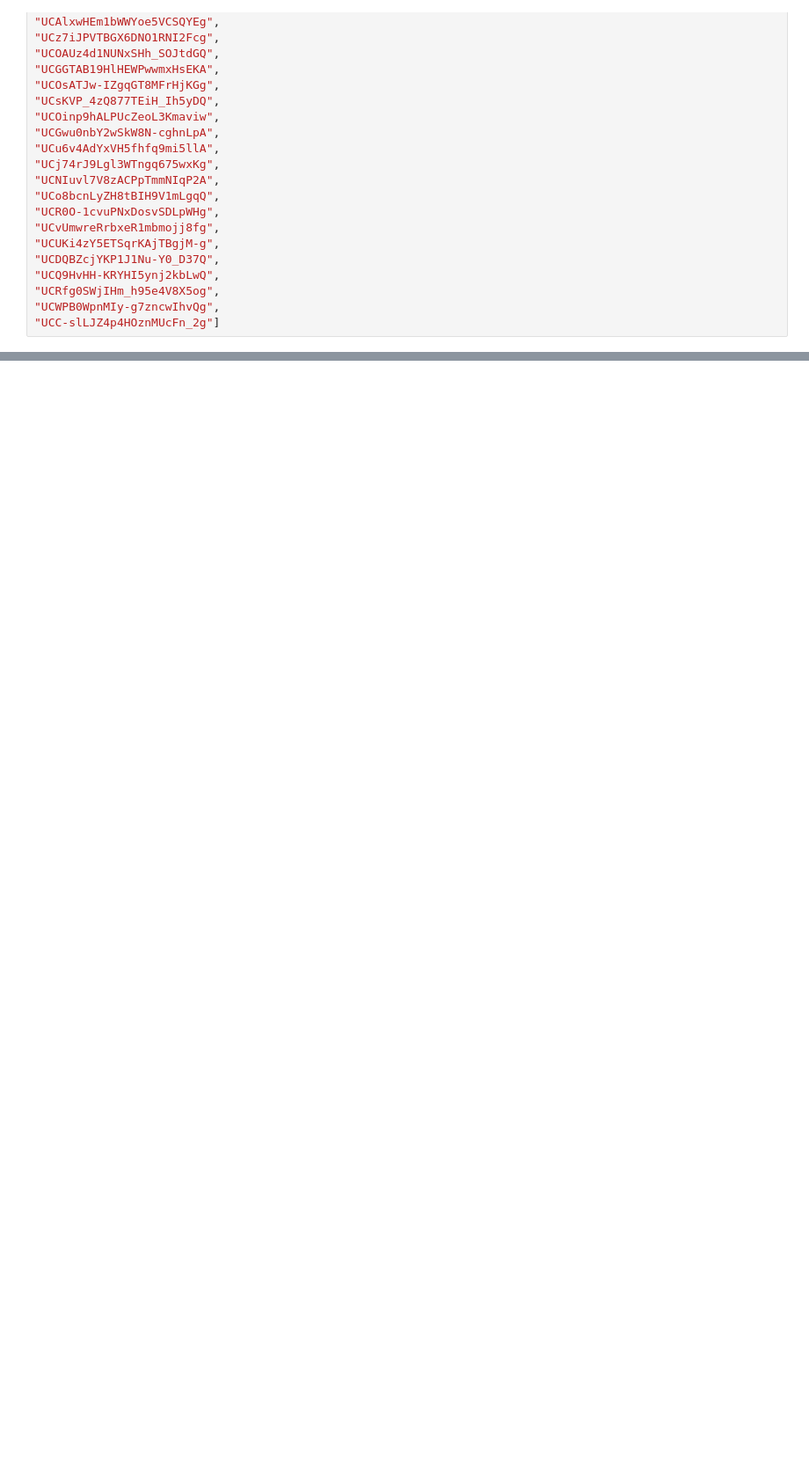
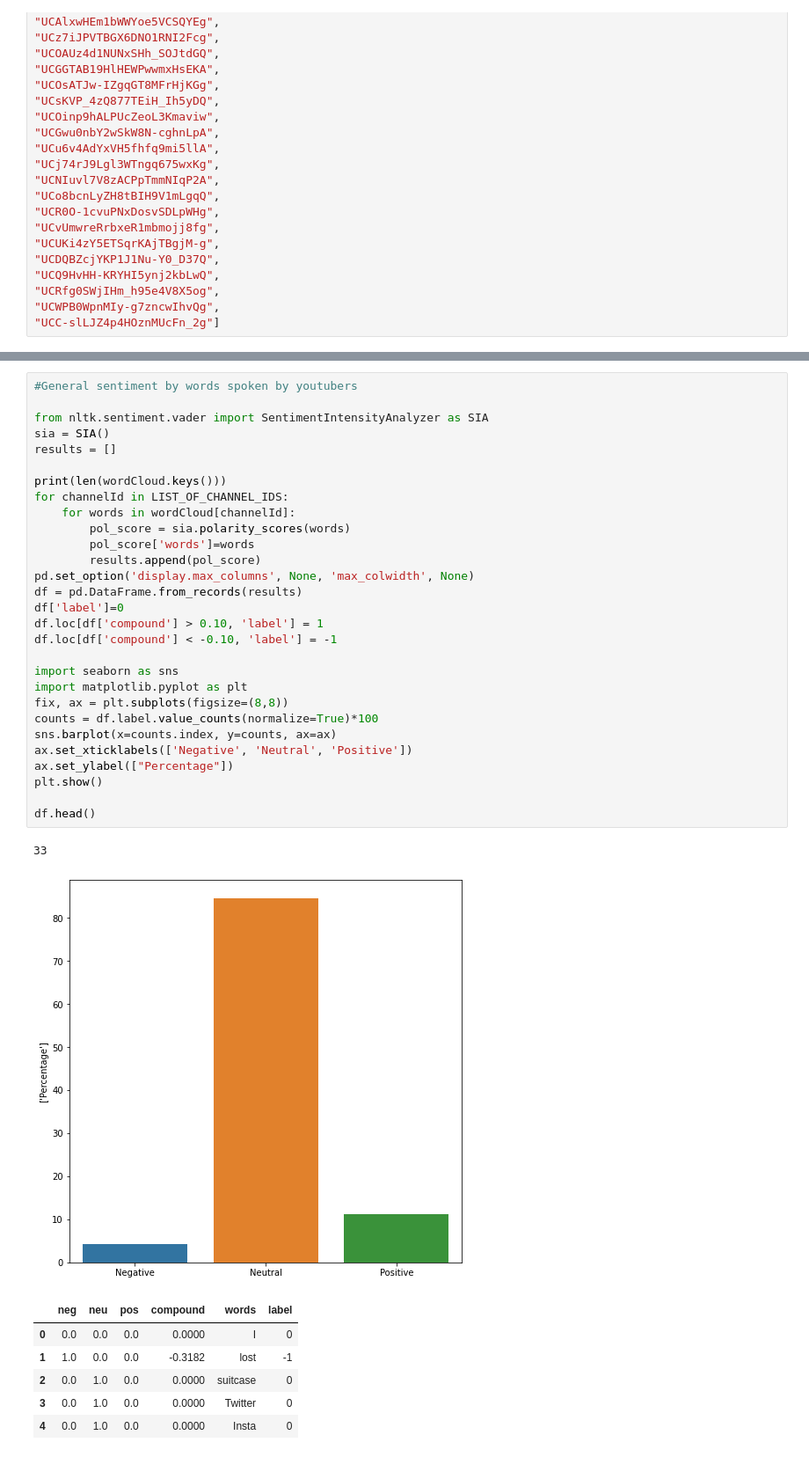
Before and after one commit to ojiwon-kenobi/youtuberChannels, a Jupyter notebook: semantic_analysis/semantic_analysis.ipynb, the cells around one changed output, grey strips where cells are left out. Shown at 88% size. Cells and saved outputs as stored; diff of their text form; blank space fills up the shorter version.

Commit message:
cleaned data. the data finally looks good.

```diff
--- a/semantic_analysis/semantic_analysis.ipynb
+++ b/semantic_analysis/semantic_analysis.ipynb
@@ -126,0 +131,38 @@ Time to analyze
+# %%
+#General sentiment by words spoken by youtubers
+
+from nltk.sentiment.vader import SentimentIntensityAnalyzer as SIA
+sia = SIA()
+results = []
+
+print(len(wordCloud.keys()))
+for channelId in LIST_OF_CHANNEL_IDS:
+    for words in wordCloud[channelId]:
+        pol_score = sia.polarity_scores(words)
+        pol_score['words']=words
+        results.append(pol_score)
+pd.set_option('display.max_columns', None, 'max_colwidth', None)
+df = pd.DataFrame.from_records(results)
+df['label']=0
+df.loc[df['compound'] > 0.10, 'label'] = 1
+df.loc[df['compound'] < -0.10, 'label'] = -1
+
+import seaborn as sns
+import matplotlib.pyplot as plt
+fix, ax = plt.subplots(figsize=(8,8))
+counts = df.label.value_counts(normalize=True)*100
+sns.barplot(x=counts.index, y=counts, ax=ax)
+ax.set_xticklabels(['Negative', 'Neutral', 'Positive'])
+ax.set_ylabel(["Percentage"])
+plt.show()
+
+df.head()
+# %% [output]
+33
+[figure, added]
+|  | neg | neu | pos | compound | words | label |
+| 0 | 0.0 | 0.0 | 0.0 | 0.0000 | I | 0 |
+| 1 | 1.0 | 0.0 | 0.0 | -0.3182 | lost | -1 |
+| 2 | 0.0 | 1.0 | 0.0 | 0.0000 | suitcase | 0 |
+| 3 | 0.0 | 1.0 | 0.0 | 0.0000 | Twitter | 0 |
+| 4 | 0.0 | 1.0 | 0.0 | 0.0000 | Insta | 0 |
```
Also changed, not shown: parts of 25 cells of this notebook, 3 other files.
